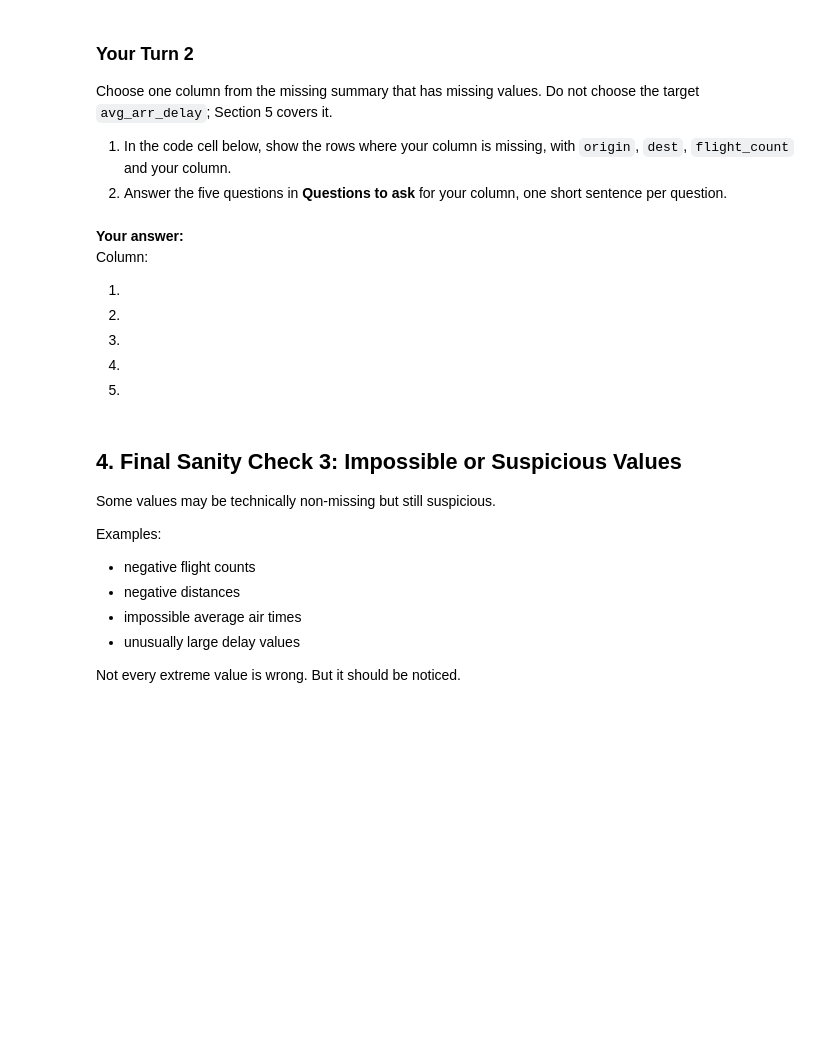
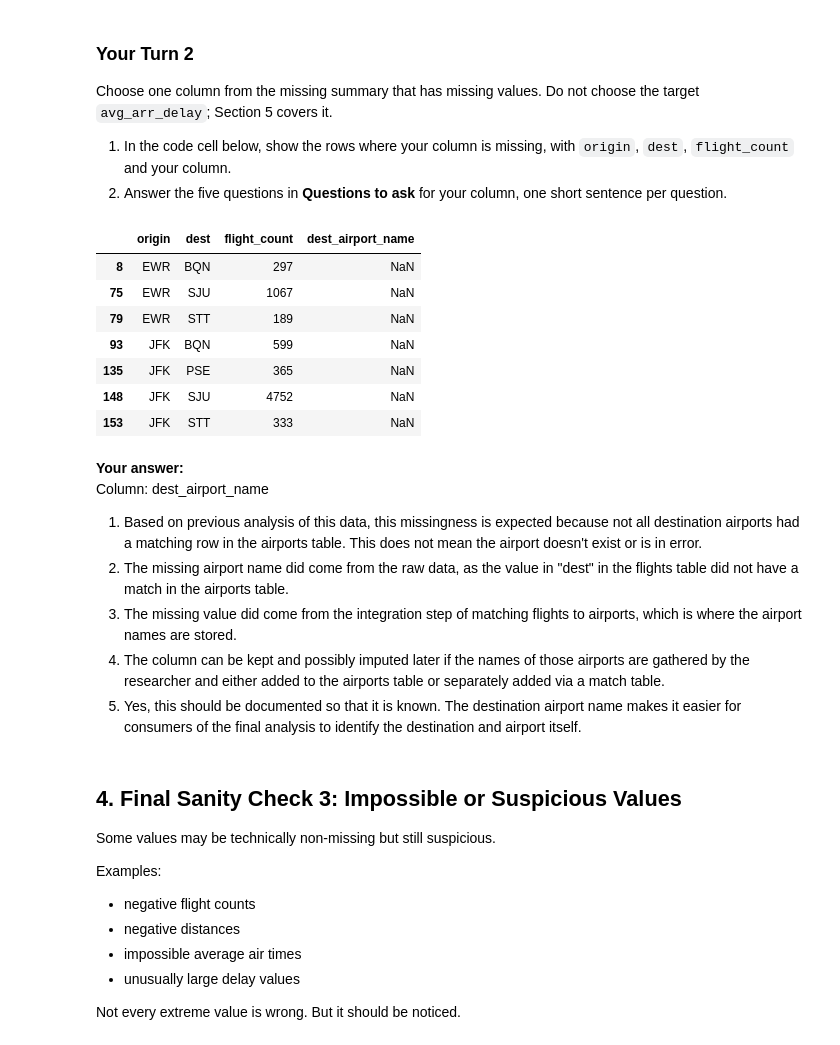
Before and after one commit to acruz-utsa/ban6003-week-11-abt-documentation-aliciacruz, a Jupyter notebook: notebooks/module11_abt_documentation_guided_lab.ipynb, the cells around one changed output. Drawn from its saved outputs; the diff is of its cells as text; code cells hidden in the pictures; blank space fills up the shorter version.

```diff
--- a/notebooks/module11_abt_documentation_guided_lab.ipynb
+++ b/notebooks/module11_abt_documentation_guided_lab.ipynb
@@ -191,16 +256,27 @@ Choose one column from the missing summary that has missing values. Do not choos
 # %%
 # Your Turn 2
 # Replace your_column with the column you chose, then show its missing rows.
 # Hint: route_abt[route_abt["your_column"].isna()][["origin", "dest", "flight_count", "your_column"]]
+
+route_abt[route_abt["dest_airport_name"].isna()][["origin", "dest", "flight_count", "dest_airport_name"]]
+# %% [output]
+|  | origin | dest | flight_count | dest_airport_name |
+| 8 | EWR | BQN | 297 | NaN |
+| 75 | EWR | SJU | 1067 | NaN |
+| 79 | EWR | STT | 189 | NaN |
+| 93 | JFK | BQN | 599 | NaN |
+| 135 | JFK | PSE | 365 | NaN |
+| 148 | JFK | SJU | 4752 | NaN |
+| 153 | JFK | STT | 333 | NaN |
 # %% [markdown]
 **Your answer:**
-Column:
+Column: dest_airport_name
 
-1.
-2.
-3.
-4.
-5.
+1. Based on previous analysis of this data, this missingness is expected because not all destination airports had a matching row in the airports table. This does not mean the airport doesn't exist or is in error.
+2. The missing airport name did come from the raw data, as the value in "dest" in the flights table did not have a match in the airports table.
+3. The missing value did come from the integration step of matching flights to airports, which is where the airport names are stored.
+4. The column can be kept and possibly imputed later if the names of those airports are gathered by the researcher and either added to the airports table or separately added via a match table.
+5. Yes, this should be documented so that it is known. The destination airport name makes it easier for consumers of the final analysis to identify the destination and airport itself.
 # %% [markdown]
 ## 4. Final Sanity Check 3: Impossible or Suspicious Values
 
```
Also changed, not shown: parts of 27 cells of this notebook.
